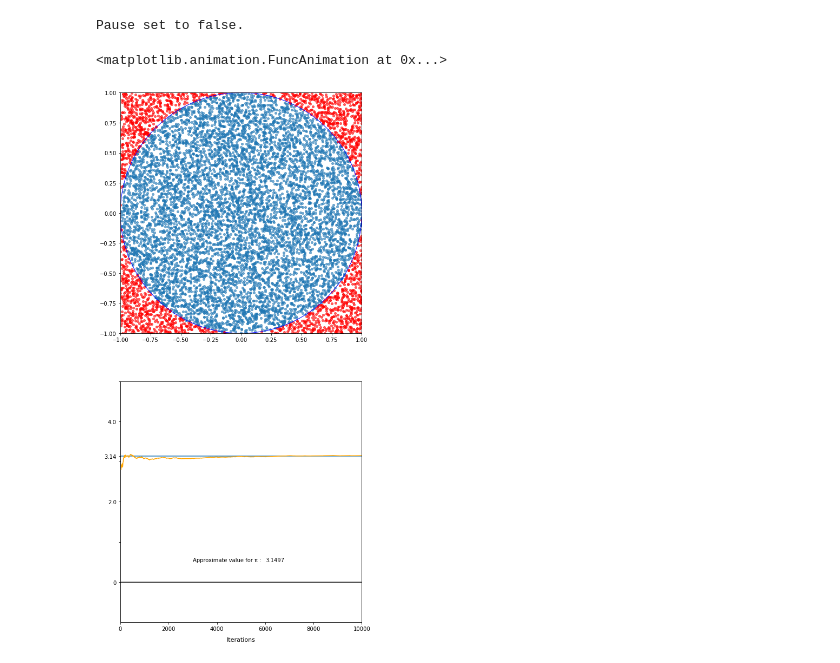
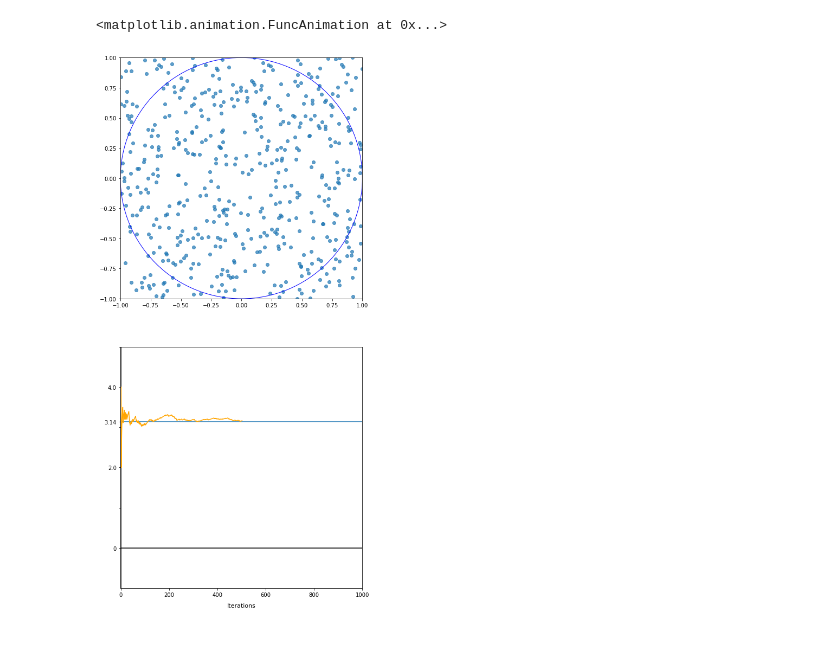
Before and after one commit to mtdysart/monte_carlo_sim_animation, a Jupyter notebook: pi_approx.ipynb, the cells around one changed output. Saved outputs shown, nothing was run; the diff lists cells and outputs as text; code cells hidden in the pictures.

Commit message:
Revert "finished animation"
This reverts commit 852a6594f2ddd7cebaae78efb313fdf18170e358.

Commit to wrong branch

```diff
--- a/pi_approx.ipynb
+++ b/pi_approx.ipynb
@@ -107,12 +76,8 @@ rand_pts = np.random.uniform(-1, 1, size=(10000, 2))
-# %%
-n = 1000 # number of frames, not iterations. (num_iterations = 10*n)
-pause_len = 100 # add 100 to add pause of 2 seconds at the end.
-
-sim = PiSimulator(rand_pts)
-anim = sim.create_animation(n + pause_len)
-
-display(anim)
-# %% [output]
-Pause set to false.
-<matplotlib.animation.FuncAnimation at 0x...>
-[figure, removed]
+# %%
+sim = PiSimulator()
+anim = sim.create_animation(500)
+
+display(anim)
+# %% [output]
+<matplotlib.animation.FuncAnimation at 0x...>
+[figure, added]
```
Also changed, not shown: parts of 3 cells of this notebook.
